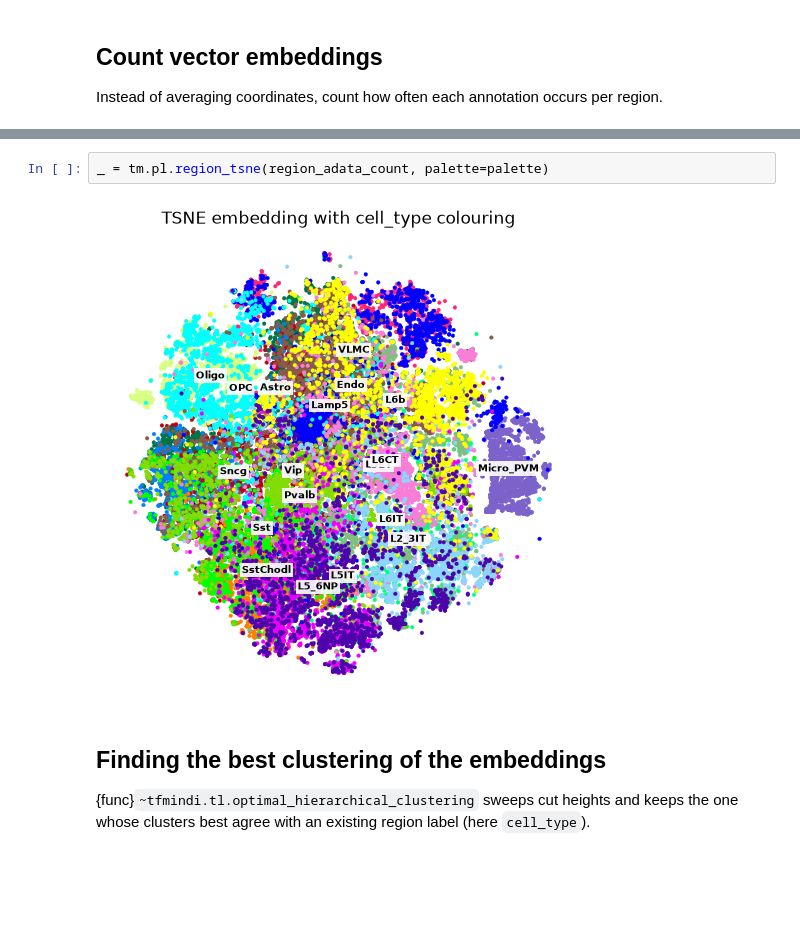
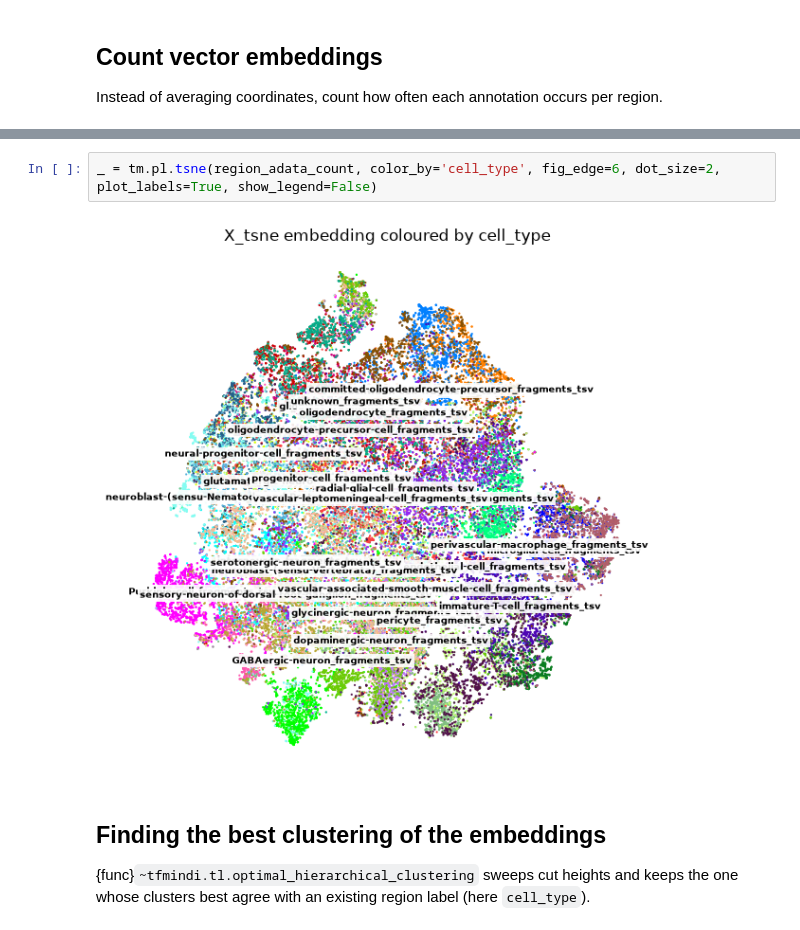
Before and after one commit to aertslab/TF-MInDi, a Jupyter notebook: docs/notebooks/03_region_embeddings.ipynb, the cells around one changed output, grey strips where cells are left out. Saved outputs shown, nothing was run; the diff lists cells and outputs as text; blank space fills up the shorter version.

```diff
--- a/docs/notebooks/03_region_embeddings.ipynb
+++ b/docs/notebooks/03_region_embeddings.ipynb
@@ -78,7 +59,7 @@ region_adata_count = tm.tl.embed_regions(
 # %%
-_ = tm.pl.region_tsne(region_adata_count, palette=palette)
+_ = tm.pl.tsne(region_adata_count, color_by='cell_type', fig_edge=6, dot_size=2, plot_labels=True, show_legend=False)
 # %% [output]
-[figure, old version]
+[figure, new version]
 # %% [markdown]
 ## Finding the best clustering of the embeddings
 
```
Also changed, not shown: parts of 12 cells of this notebook.
